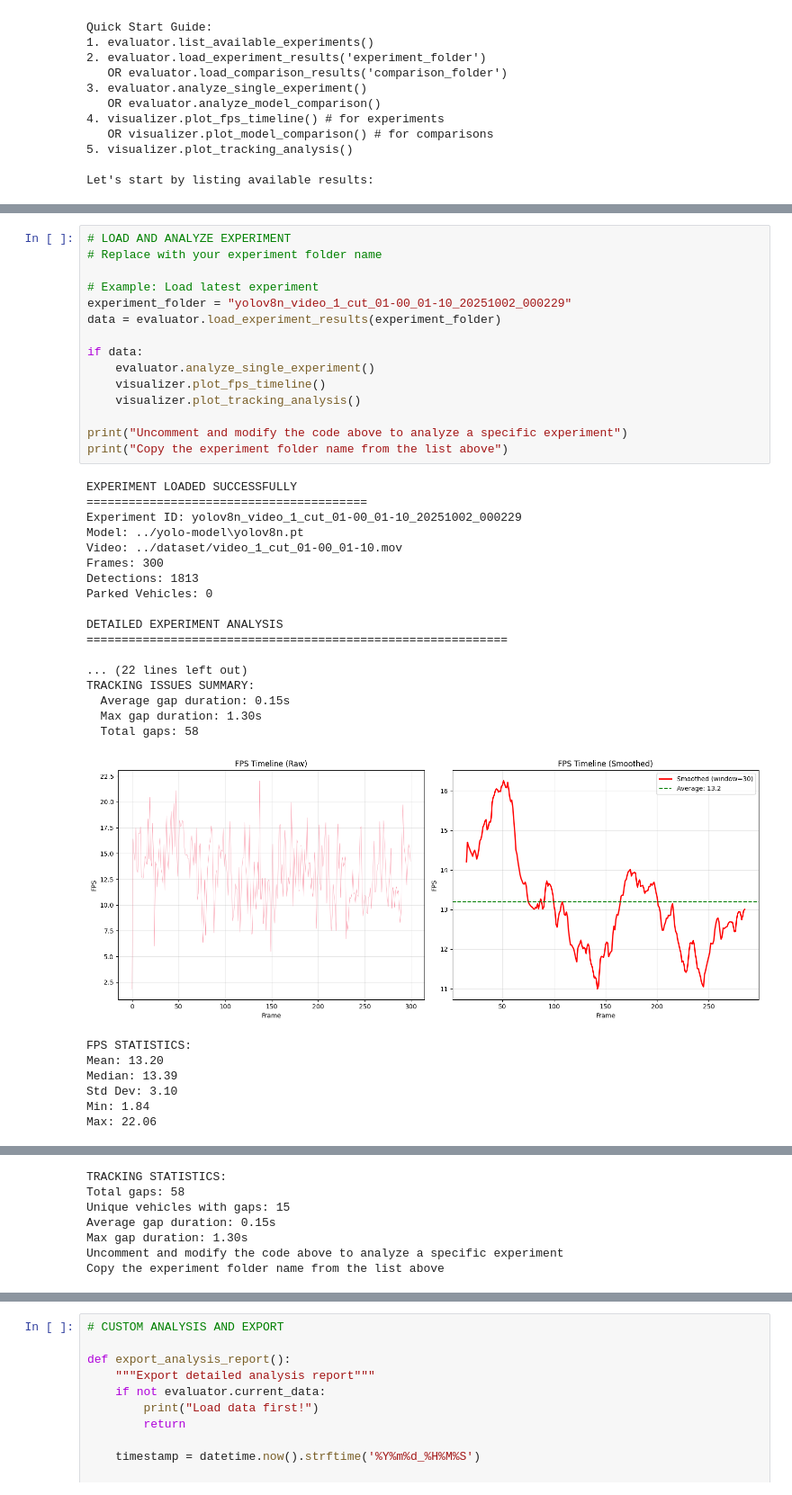
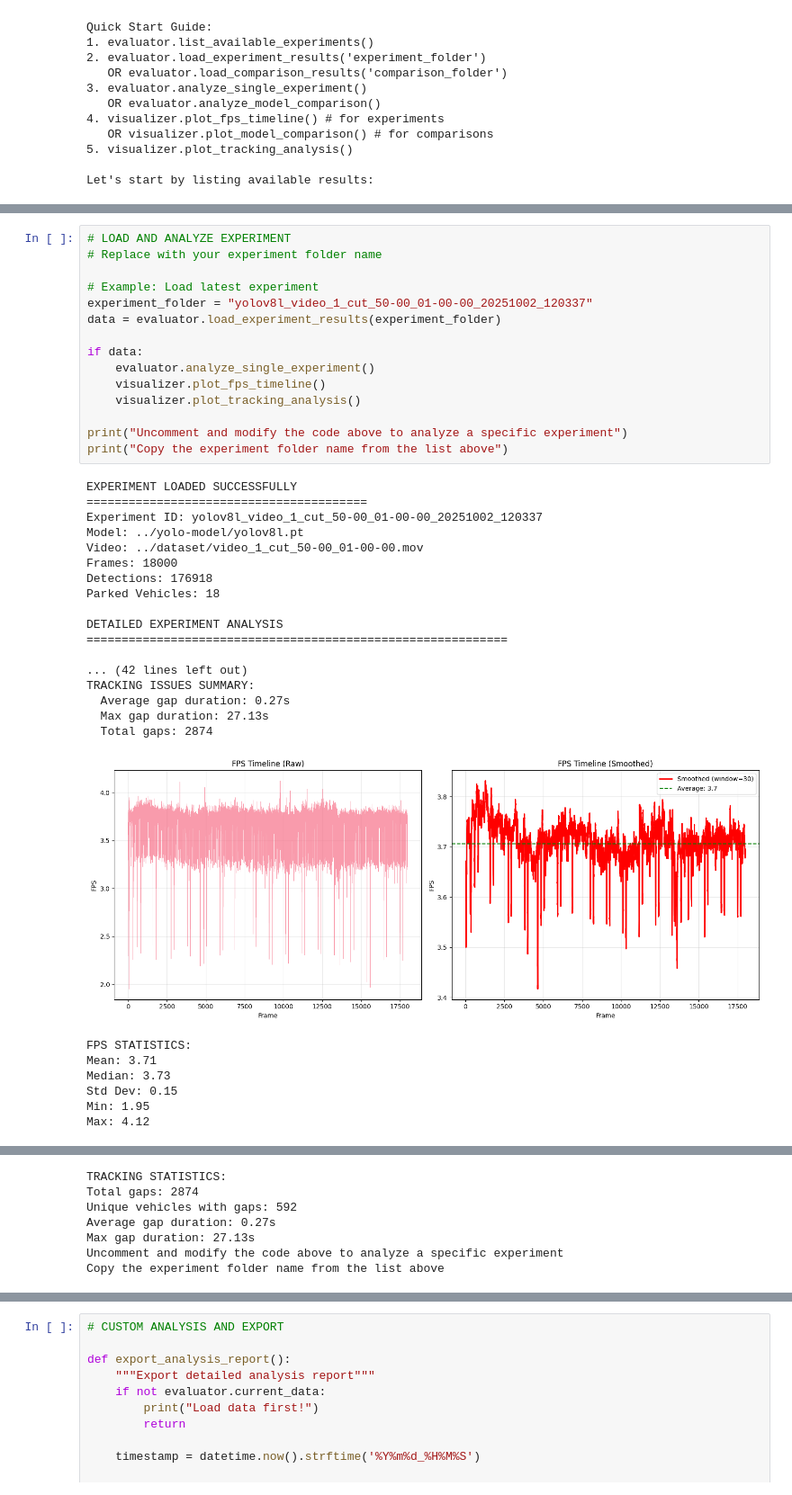
Before and after one commit to Nailfaaz/illegal-parking-detection, a Jupyter notebook: code/evaluation.ipynb, the cells around one changed output, grey strips where cells are left out. Shown: that part at 90% size. Saved outputs shown, nothing was run; the diff lists cells and outputs as text.

```diff
--- a/code/evaluation.ipynb
+++ b/code/evaluation.ipynb
@@ -585,40 +585,40 @@ Model Comparisons (1 found):
 # %%
 # LOAD AND ANALYZE EXPERIMENT
 # Replace with your experiment folder name
 
 # Example: Load latest experiment
-experiment_folder = "yolov8n_video_1_cut_01-00_01-10_20251002_000229"
+experiment_folder = "yolov8l_video_1_cut_50-00_01-00-00_20251002_120337"
 data = evaluator.load_experiment_results(experiment_folder)
 
 if data:
     evaluator.analyze_single_experiment()
     visualizer.plot_fps_timeline()
     visualizer.plot_tracking_analysis()
 
 print("Uncomment and modify the code above to analyze a specific experiment")
 print("Copy the experiment folder name from the list above")
 # %% [output]
 EXPERIMENT LOADED SUCCESSFULLY
 ========================================
-Experiment ID: yolov8n_video_1_cut_01-00_01-10_20251002_000229
-Model: ../yolo-model\yolov8n.pt
-Video: ../dataset/video_1_cut_01-00_01-10.mov
-Frames: 300
-Detections: 1813
-Parked Vehicles: 0
+Experiment ID: yolov8l_video_1_cut_50-00_01-00-00_20251002_120337
+Model: ../yolo-model/yolov8l.pt
+Video: ../dataset/video_1_cut_50-00_01-00-00.mov
+Frames: 18000
+Detections: 176918
+Parked Vehicles: 18
 
 DETAILED EXPERIMENT ANALYSIS
 ============================================================
 
-... (22 lines left out)
+... (42 lines left out)
 TRACKING ISSUES SUMMARY:
-  Average gap duration: 0.15s
-  Max gap duration: 1.30s
-  Total gaps: 58
+  Average gap duration: 0.27s
+  Max gap duration: 27.13s
+  Total gaps: 2874
-[figure, old version]
+[figure, new version]
 FPS STATISTICS:
-Mean: 13.20
-Median: 13.39
-Std Dev: 3.10
-Min: 1.84
-Max: 22.06
+Mean: 3.71
+Median: 3.73
+Std Dev: 0.15
+Min: 1.95
+Max: 4.12
@@ -626,8 +626,8 @@ Max: 22.06
 TRACKING STATISTICS:
-Total gaps: 58
-Unique vehicles with gaps: 15
-Average gap duration: 0.15s
-Max gap duration: 1.30s
+Total gaps: 2874
+Unique vehicles with gaps: 592
+Average gap duration: 0.27s
+Max gap duration: 27.13s
 Uncomment and modify the code above to analyze a specific experiment
 Copy the experiment folder name from the list above
 # %%
```
Also changed, not shown: parts of 3 cells of this notebook, 29 other files.
